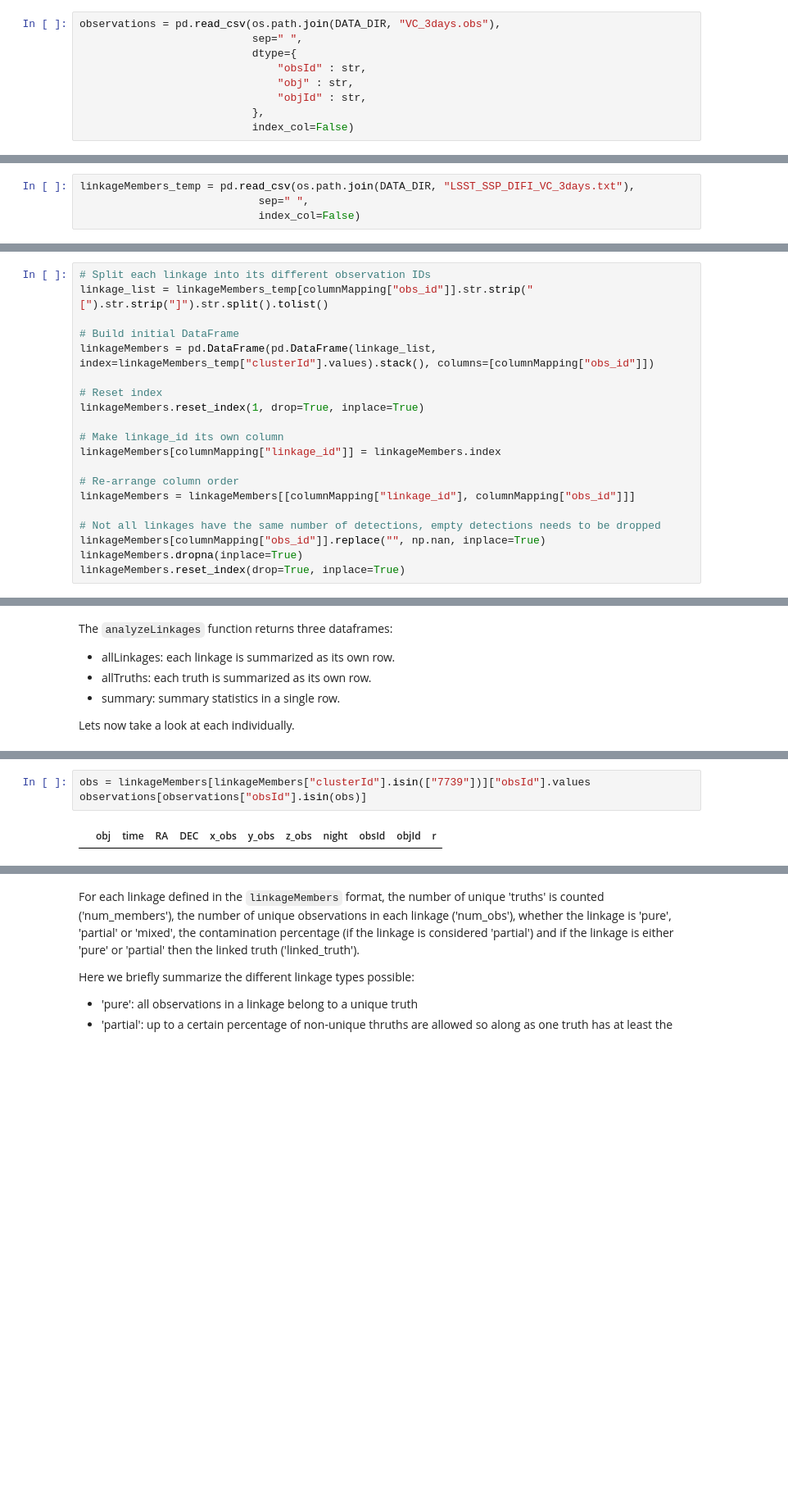
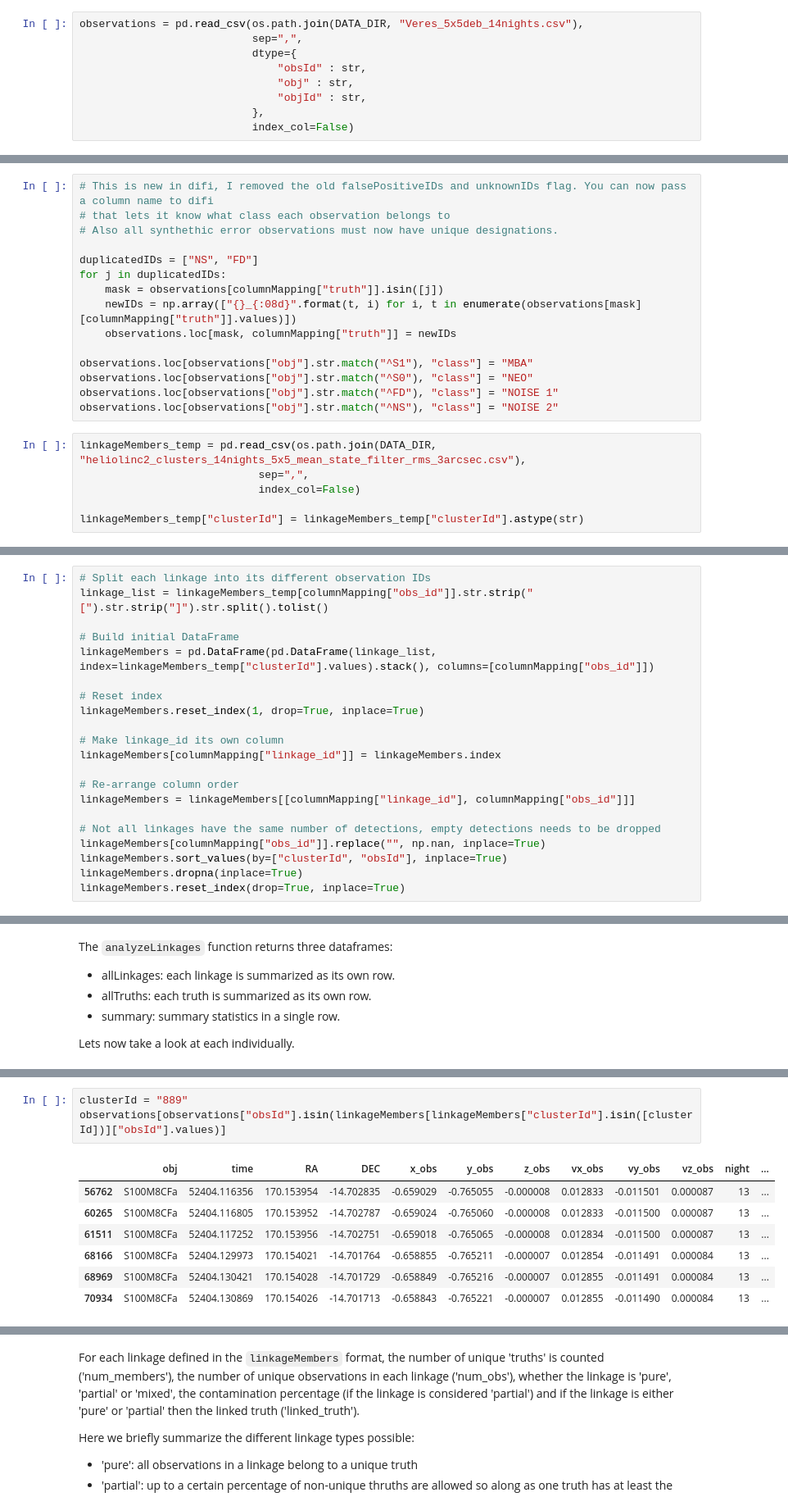
Before and after one commit to moeyensj/difi, a Jupyter notebook: examples/example_lsstssp.ipynb, the cells around one changed output, grey strips where cells are left out. Shown: that part at 82% size. Drawn from its saved outputs; the diff is of its cells as text; blank space fills up the shorter version.

```diff
--- a/examples/example_lsstssp.ipynb
+++ b/examples/example_lsstssp.ipynb
@@ -27,8 +43,8 @@ LSST_SSP_DIFI_VC_3days.txt              lsstssp-bu.py
 # %% [markdown]
 Lets take a look at a sample observations file used by the LSST software.
 # %%
-observations = pd.read_csv(os.path.join(DATA_DIR, "VC_3days.obs"),
-                           sep=" ",
+observations = pd.read_csv(os.path.join(DATA_DIR, "Veres_5x5deb_14nights.csv"),
+                           sep=",",
                            dtype={
                                "obsId" : str,
                                "obj" : str,
@@ -69,7 +104,24 @@ columnMapping = {
+# %%
+# This is new in difi, I removed the old falsePositiveIDs and unknownIDs flag. You can now pass a column name to difi
+# that lets it know what class each observation belongs to
+# Also all synthethic error observations must now have unique designations.
+
+duplicatedIDs = ["NS", "FD"]
+for j in duplicatedIDs:
+    mask = observations[columnMapping["truth"]].isin([j])
+    newIDs = np.array(["{}_{:08d}".format(t, i) for i, t in enumerate(observations[mask][columnMapping["truth"]].values)])
+    observations.loc[mask, columnMapping["truth"]] = newIDs
+
+observations.loc[observations["obj"].str.match("^S1"), "class"] = "MBA"
+observations.loc[observations["obj"].str.match("^S0"), "class"] = "NEO"
+observations.loc[observations["obj"].str.match("^FD"), "class"] = "NOISE 1"
+observations.loc[observations["obj"].str.match("^NS"), "class"] = "NOISE 2"
 # %%
-linkageMembers_temp = pd.read_csv(os.path.join(DATA_DIR, "LSST_SSP_DIFI_VC_3days.txt"),
-                            sep=" ",
+linkageMembers_temp = pd.read_csv(os.path.join(DATA_DIR, "heliolinc2_clusters_14nights_5x5_mean_state_filter_rms_3arcsec.csv"),
+                            sep=",",
                             index_col=False)
+
+linkageMembers_temp["clusterId"] = linkageMembers_temp["clusterId"].astype(str)
 # %%
 linkageMembers_temp.head()
 # %% [output]
@@ -102,5 +154,6 @@ linkageMembers = linkageMembers[[columnMapping["linkage_id"], columnMapping["obs
 
 # Not all linkages have the same number of detections, empty detections needs to be dropped
 linkageMembers[columnMapping["obs_id"]].replace("", np.nan, inplace=True)
+linkageMembers.sort_values(by=["clusterId", "obsId"], inplace=True)
 linkageMembers.dropna(inplace=True)
 linkageMembers.reset_index(drop=True, inplace=True)
@@ -281,5 +384,11 @@ Lets now take a look at each individually.
 # %%
-obs = linkageMembers[linkageMembers["clusterId"].isin(["7739"])]["obsId"].values
-observations[observations["obsId"].isin(obs)]
+clusterId = "889"
+observations[observations["obsId"].isin(linkageMembers[linkageMembers["clusterId"].isin([clusterId])]["obsId"].values)]
 # %% [output]
-|  | obj | time | RA | DEC | x_obs | y_obs | z_obs | night | obsId | objId | r |
+|  | obj | time | RA | DEC | x_obs | y_obs | z_obs | vx_obs | vy_obs | vz_obs | night | ... |
+| 56762 | S100M8CFa | 52404.116356 | 170.153954 | -14.702835 | -0.659029 | -0.765055 | -0.000008 | 0.012833 | -0.011501 | 0.000087 | 13 | ... |
+| 60265 | S100M8CFa | 52404.116805 | 170.153952 | -14.702787 | -0.659024 | -0.765060 | -0.000008 | 0.012833 | -0.011500 | 0.000087 | 13 | ... |
+| 61511 | S100M8CFa | 52404.117252 | 170.153956 | -14.702751 | -0.659018 | -0.765065 | -0.000008 | 0.012834 | -0.011500 | 0.000087 | 13 | ... |
+| 68166 | S100M8CFa | 52404.129973 | 170.154021 | -14.701764 | -0.658855 | -0.765211 | -0.000007 | 0.012854 | -0.011491 | 0.000084 | 13 | ... |
+| 68969 | S100M8CFa | 52404.130421 | 170.154028 | -14.701729 | -0.658849 | -0.765216 | -0.000007 | 0.012855 | -0.011491 | 0.000084 | 13 | ... |
+| 70934 | S100M8CFa | 52404.130869 | 170.154026 | -14.701713 | -0.658843 | -0.765221 | -0.000007 | 0.012855 | -0.011490 | 0.000084 | 13 | ... |
```
Also changed, not shown: parts of 31 cells of this notebook.
